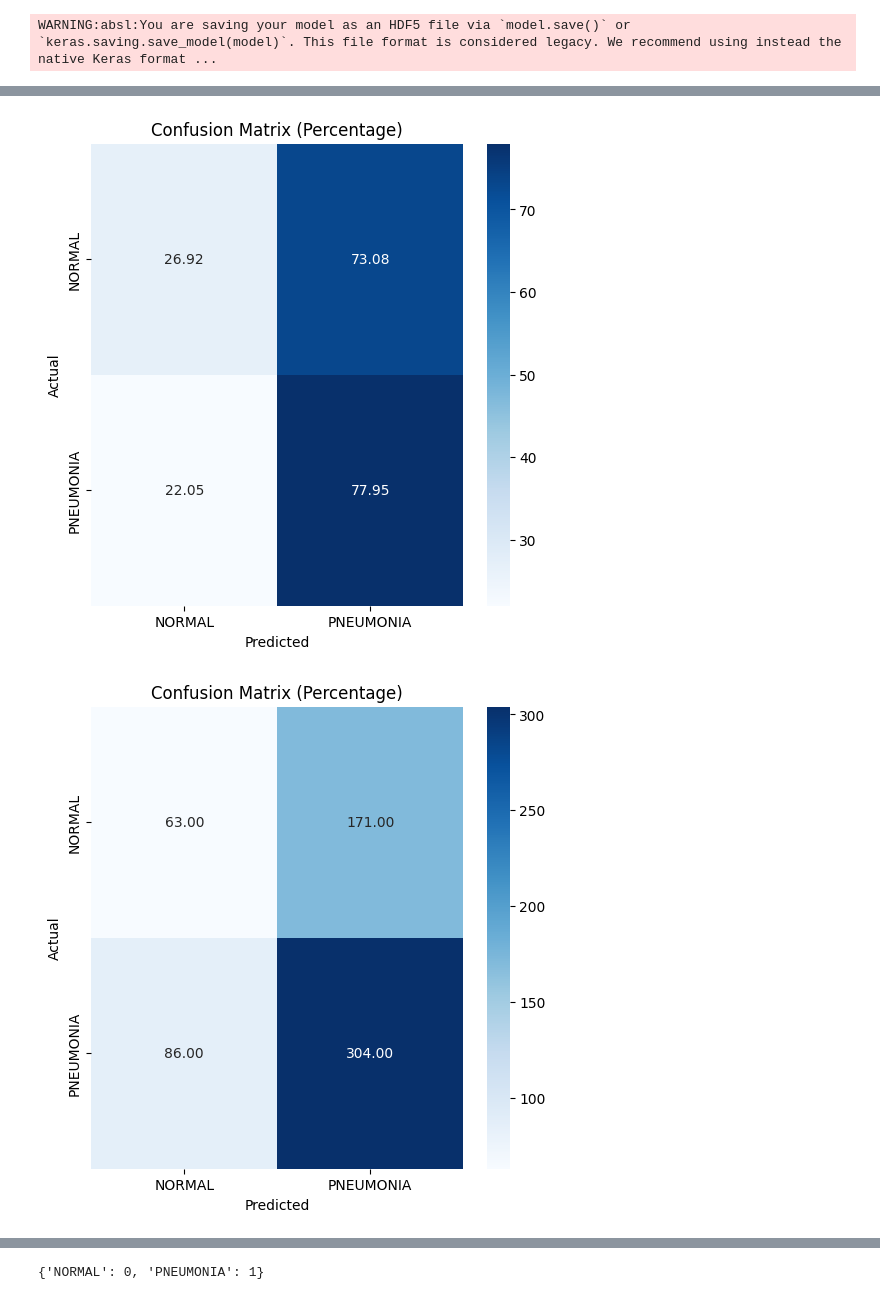
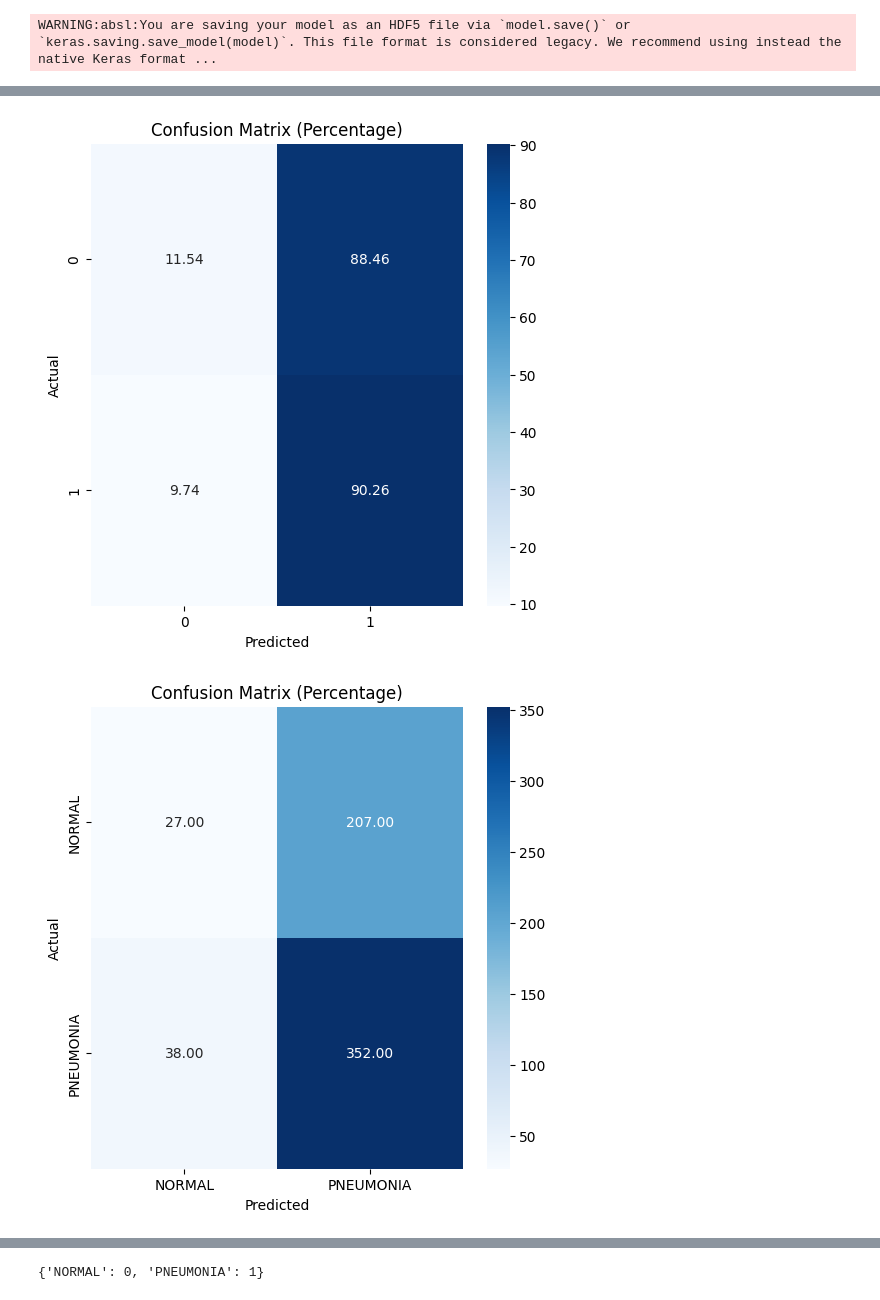
Before and after one commit to hongqin/AI4Health, a Jupyter notebook: pneumonia-detection.ipynb, the cells around one changed output, grey strips where cells are left out. Drawn from its saved outputs; the diff is of its cells as text; code cells hidden in the pictures.

```diff
--- a/pneumonia-detection.ipynb
+++ b/pneumonia-detection.ipynb
@@ -264,36 +355,37 @@ import numpy as np
 import seaborn as sns
 import matplotlib.pyplot as plt
 from sklearn.metrics import confusion_matrix
 
+
 # Ensure class labels are in the correct format
-true_classes = np.array(true_classes)  # Convert to NumPy array
-pred_classes = np.array(pred_classes)
+true_classes = np.array(y_test)  # Convert to NumPy array
+pred_classes = np.array(pred)
 
 # Compute unique class labels
 unique_classes = np.unique(true_classes)
 
 # Compute confusion matrix with correct unique labels
 cm = confusion_matrix(true_classes, pred_classes, labels=unique_classes)
 
 # Normalize confusion matrix row-wise (handling zero-division errors)
 cm_percentage = np.divide(cm.astype('float'), cm.sum(axis=1, keepdims=True),
                           where=cm.sum(axis=1, keepdims=True) != 0) * 100
 
 # Replace NaNs with 0 for safe plotting
 cm_percentage = np.nan_to_num(cm_percentage)
 
 # Ensure %matplotlib inline is only run in Jupyter notebooks
 %matplotlib inline
 
 # Plot confusion matrix as percentage
 plt.figure(figsize=(6,6))
 sns.heatmap(cm_percentage, annot=True, fmt=".2f", cmap='Blues', xticklabels=unique_classes, yticklabels=unique_classes)
 plt.xlabel('Predicted')
 plt.ylabel('Actual')
 plt.title('Confusion Matrix (Percentage)')
 plt.show()
 # %% [output]
-[figure, old version]
+[figure, new version]
 # %%
 
 # Plot confusion matrix as percentage
@@ -304,7 +396,7 @@ plt.ylabel('Actual')
 plt.title('Confusion Matrix (Percentage)')
 plt.show()
 # %% [output]
-[figure, old version]
+[figure, new version]
 # %%
 print(pred)
 # %% [output]
```
Also changed, not shown: parts of 20 cells of this notebook.
